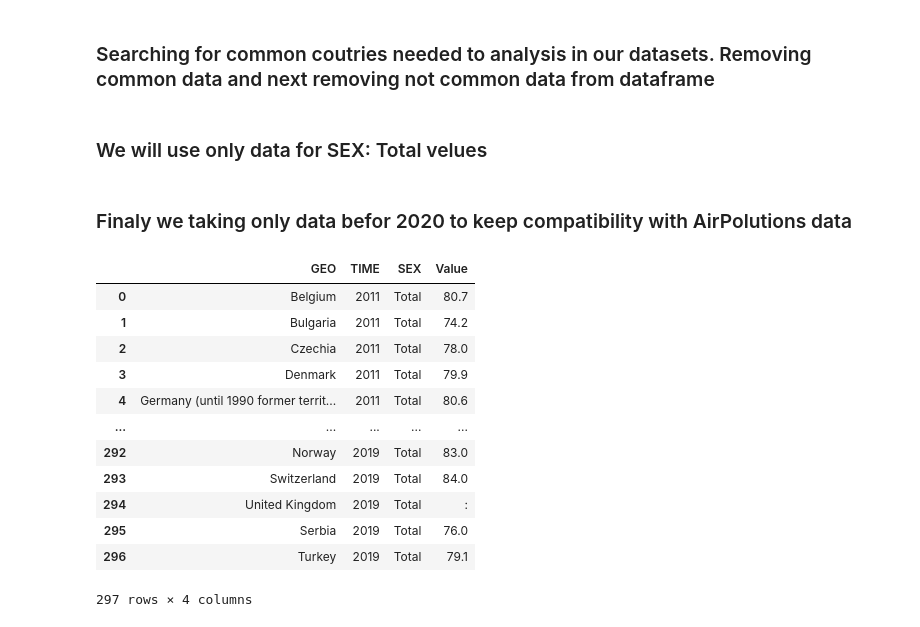
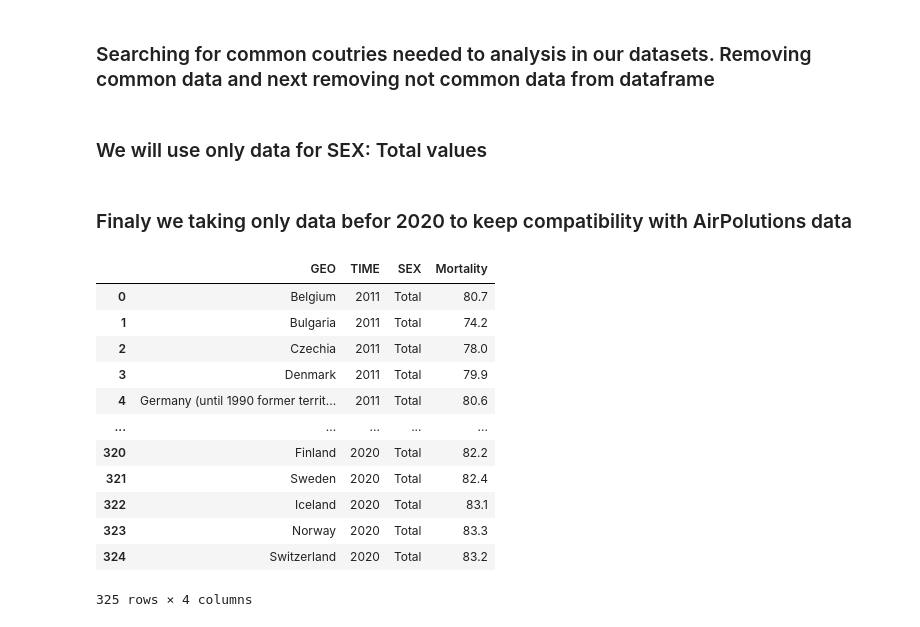
Before and after one commit to PatrickDabkowski/Life_Expectancy_Analysis, a Jupyter notebook: LifeExpentancy.ipynb, the cells around one changed output. Cells and saved outputs as stored; diff of their text form; code cells hidden in the pictures.

```diff
--- a/LifeExpentancy.ipynb
+++ b/LifeExpentancy.ipynb
@@ -51,4 +51,4 @@ array(['Belgium', 'Bulgaria', 'Czechia', 'Denmark',
 ### Summing all values for specific data for country in time and polution kind
 # %%
 df = ap_df[['GEO', 'TIME', 'AIRPOL', 'Value']]
-df
+df = df[df['TIME'] > 2010]
@@ -199,37 +185,45 @@ m_df
 1680 rows × 4 columns
 # %% [markdown]
 ### Searching for common coutries needed to analysis in our datasets. Removing common data and next removing not common data from dataframe
-# %% [markdown]
-### We will use only data for SEX: Total velues
-# %% [markdown]
-### Finaly we taking only data befor 2020 to keep compatibility with AirPolutions data
+# %% [markdown]
+### We will use only data for SEX: Total values
+# %% [markdown]
+### Finaly we taking only data befor 2020 to keep compatibility with AirPolutions data
 # %%
 df_geo = list(df['GEO'])
 m_df_geo = list(m_df['GEO'])
 common = list(set(df_geo).intersection(m_df_geo))
 for i in m_df_geo[:]:
       if i in common:
           m_df_geo.remove(i)
 m_df_geo
 
 for geo in m_df['GEO']:
     if geo in m_df_geo:
         m_df.drop(m_df.loc[m_df['GEO'] == geo ].index, inplace=True)
 m_df.reset_index(inplace = True, drop = True)
 m_df = m_df[m_df['SEX'] == 'Total']
-m_df = m_df[m_df['TIME'] < 2020]
+m_df = m_df[m_df['TIME'] <= 2020]
+m_df = m_df.astype({"TIME": int})
+m_df.rename(columns={'Value': 'Mortality'}, inplace=True)
+
+
+dropindex = m_df[m_df['Mortality'] == ':'].index
+m_df.drop(dropindex, inplace = True)
+m_df.reset_index(inplace = True, drop = True)
+m_df = m_df.astype({"Mortality": float})
 m_df
 # %% [output]
-|  | GEO | TIME | SEX | Value |
+|  | GEO | TIME | SEX | Mortality |
 | 0 | Belgium | 2011 | Total | 80.7 |
 | 1 | Bulgaria | 2011 | Total | 74.2 |
 | 2 | Czechia | 2011 | Total | 78.0 |
 | 3 | Denmark | 2011 | Total | 79.9 |
 | 4 | Germany (until 1990 former territ... | 2011 | Total | 80.6 |
 | ... | ... | ... | ... | ... |
-| 292 | Norway | 2019 | Total | 83.0 |
-| 293 | Switzerland | 2019 | Total | 84.0 |
-| 294 | United Kingdom | 2019 | Total | : |
-| 295 | Serbia | 2019 | Total | 76.0 |
-| 296 | Turkey | 2019 | Total | 79.1 |
+| 320 | Finland | 2020 | Total | 82.2 |
+| 321 | Sweden | 2020 | Total | 82.4 |
+| 322 | Iceland | 2020 | Total | 83.1 |
+| 323 | Norway | 2020 | Total | 83.3 |
+| 324 | Switzerland | 2020 | Total | 83.2 |
-297 rows × 4 columns
+325 rows × 4 columns
```
Also changed, not shown: parts of 11 cells of this notebook.
